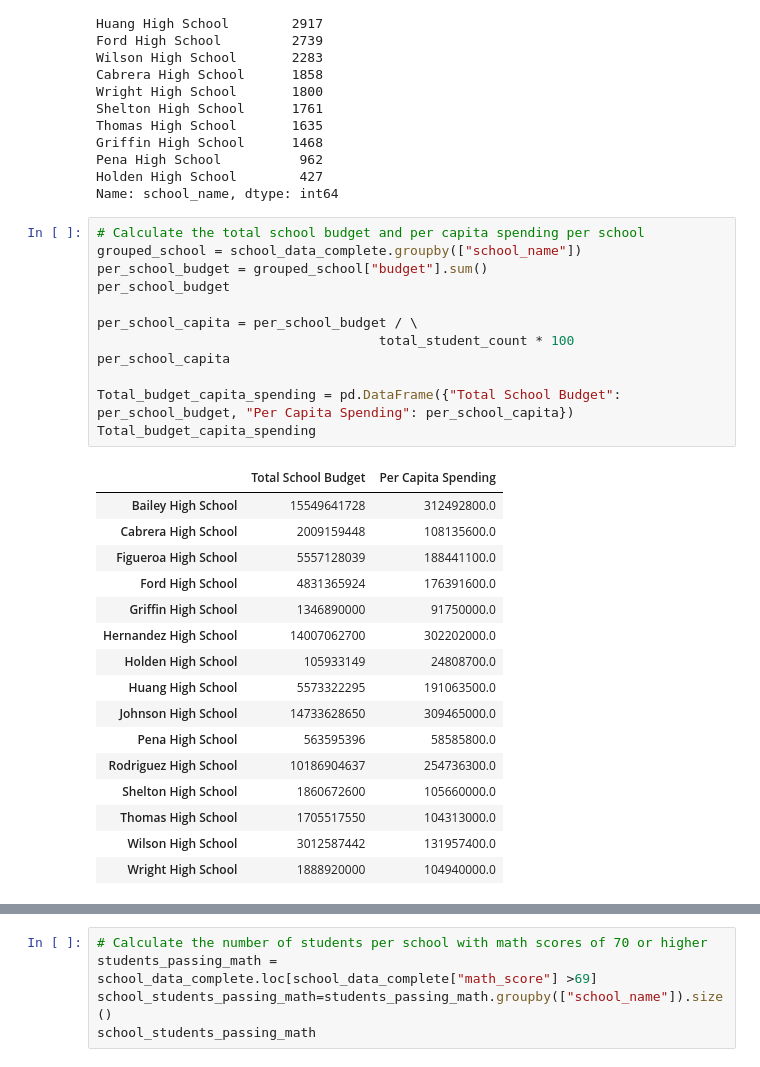
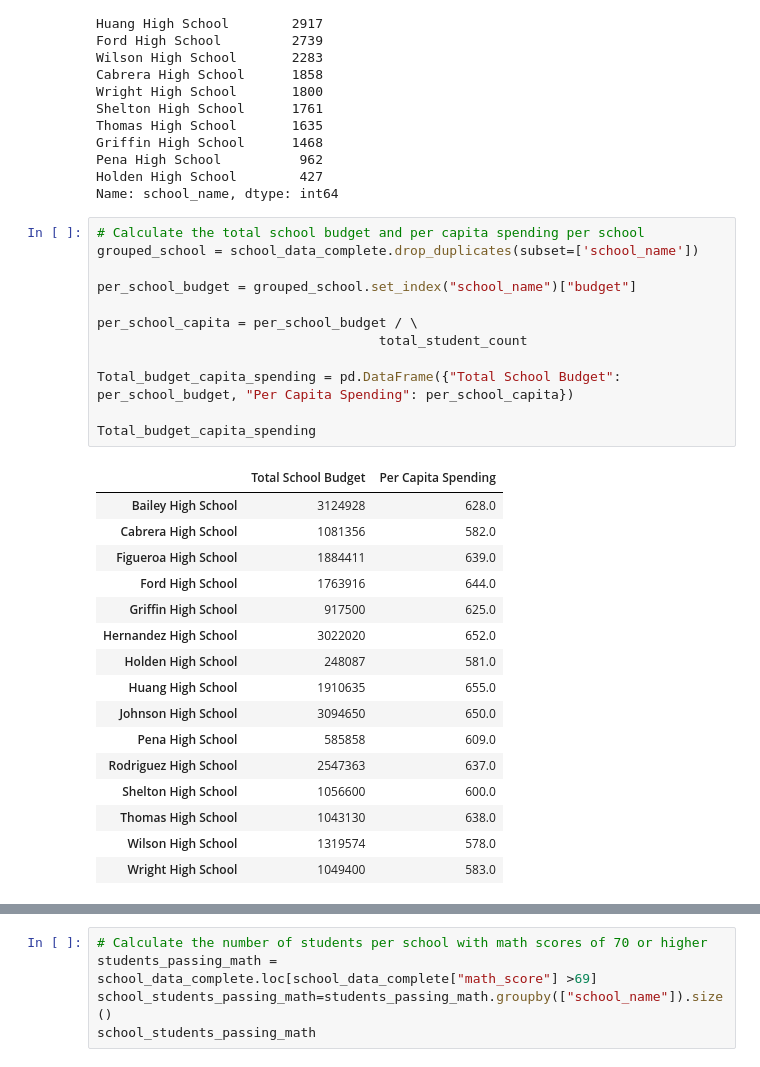
Before and after one commit to BarbK106/Pandas-Challenge, a Jupyter notebook: PyCitySchools/Script.pynb.ipynb, the cells around one changed output, grey strips where cells are left out. Saved outputs shown, nothing was run; the diff lists cells and outputs as text.

```diff
--- a/PyCitySchools/Script.pynb.ipynb
+++ b/PyCitySchools/Script.pynb.ipynb
@@ -161,31 +183,31 @@ Holden High School        427
 Name: school_name, dtype: int64
 # %%
 # Calculate the total school budget and per capita spending per school
-grouped_school = school_data_complete.groupby(["school_name"])
-per_school_budget = grouped_school["budget"].sum()
-per_school_budget
+grouped_school = school_data_complete.drop_duplicates(subset=['school_name'])
+
+per_school_budget = grouped_school.set_index("school_name")["budget"]
 
 per_school_capita = per_school_budget / \
-                                    total_student_count * 100
-per_school_capita
+                                    total_student_count
 
 Total_budget_capita_spending = pd.DataFrame({"Total School Budget": per_school_budget, "Per Capita Spending": per_school_capita})
+
 Total_budget_capita_spending
 # %% [output]
 |  | Total School Budget | Per Capita Spending |
-| Bailey High School | 15549641728 | 312492800.0 |
-| Cabrera High School | 2009159448 | 108135600.0 |
-| Figueroa High School | 5557128039 | 188441100.0 |
-| Ford High School | 4831365924 | 176391600.0 |
-| Griffin High School | 1346890000 | 91750000.0 |
-| Hernandez High School | 14007062700 | 302202000.0 |
-| Holden High School | 105933149 | 24808700.0 |
-| Huang High School | 5573322295 | 191063500.0 |
-| Johnson High School | 14733628650 | 309465000.0 |
-| Pena High School | 563595396 | 58585800.0 |
-| Rodriguez High School | 10186904637 | 254736300.0 |
-| Shelton High School | 1860672600 | 105660000.0 |
-| Thomas High School | 1705517550 | 104313000.0 |
-| Wilson High School | 3012587442 | 131957400.0 |
-| Wright High School | 1888920000 | 104940000.0 |
+| Bailey High School | 3124928 | 628.0 |
+| Cabrera High School | 1081356 | 582.0 |
+| Figueroa High School | 1884411 | 639.0 |
+| Ford High School | 1763916 | 644.0 |
+| Griffin High School | 917500 | 625.0 |
+| Hernandez High School | 3022020 | 652.0 |
+| Holden High School | 248087 | 581.0 |
+| Huang High School | 1910635 | 655.0 |
+| Johnson High School | 3094650 | 650.0 |
+| Pena High School | 585858 | 609.0 |
+| Rodriguez High School | 2547363 | 637.0 |
+| Shelton High School | 1056600 | 600.0 |
+| Thomas High School | 1043130 | 638.0 |
+| Wilson High School | 1319574 | 578.0 |
+| Wright High School | 1049400 | 583.0 |
 # %%
```
Also changed, not shown: parts of 24 cells of this notebook.
